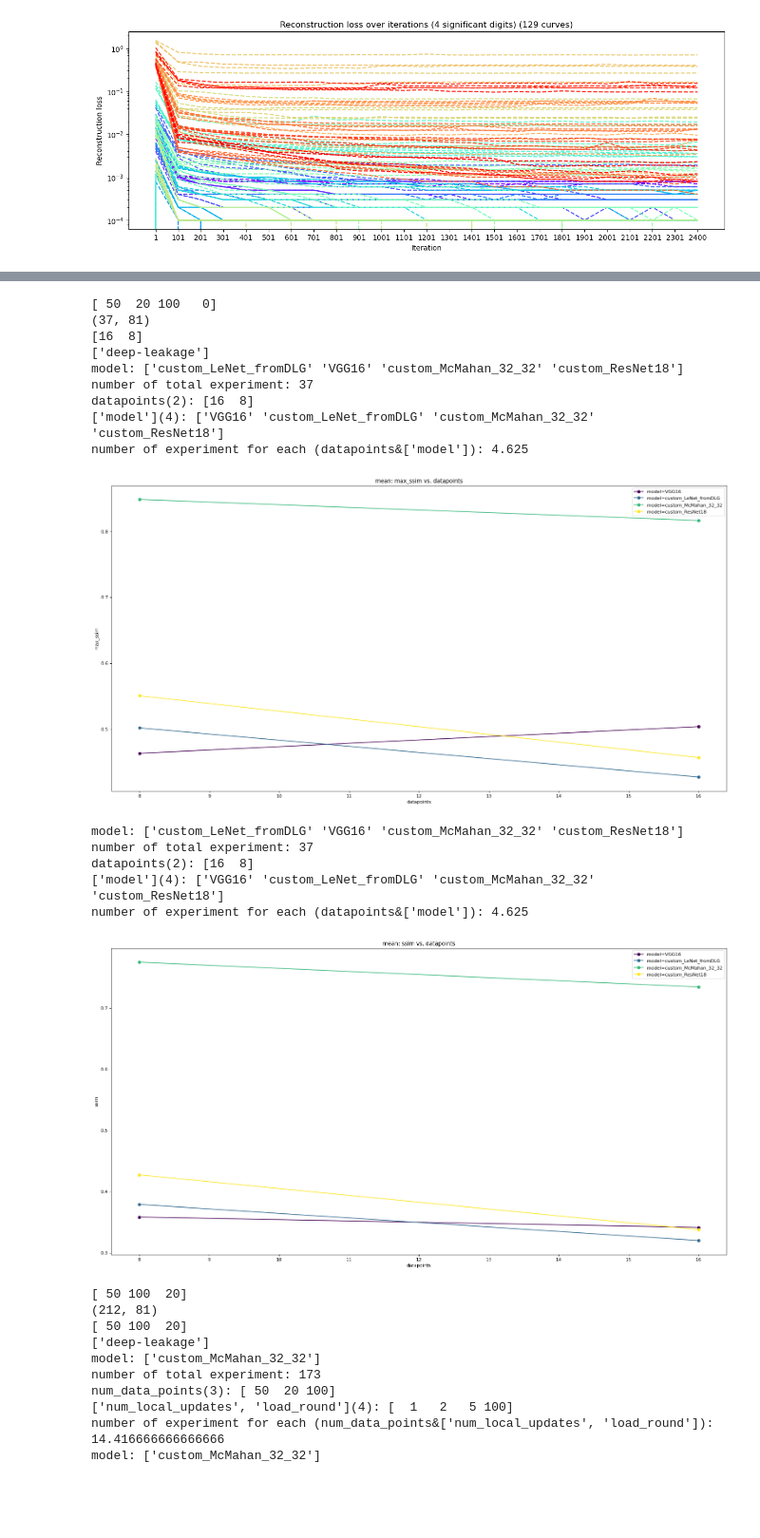
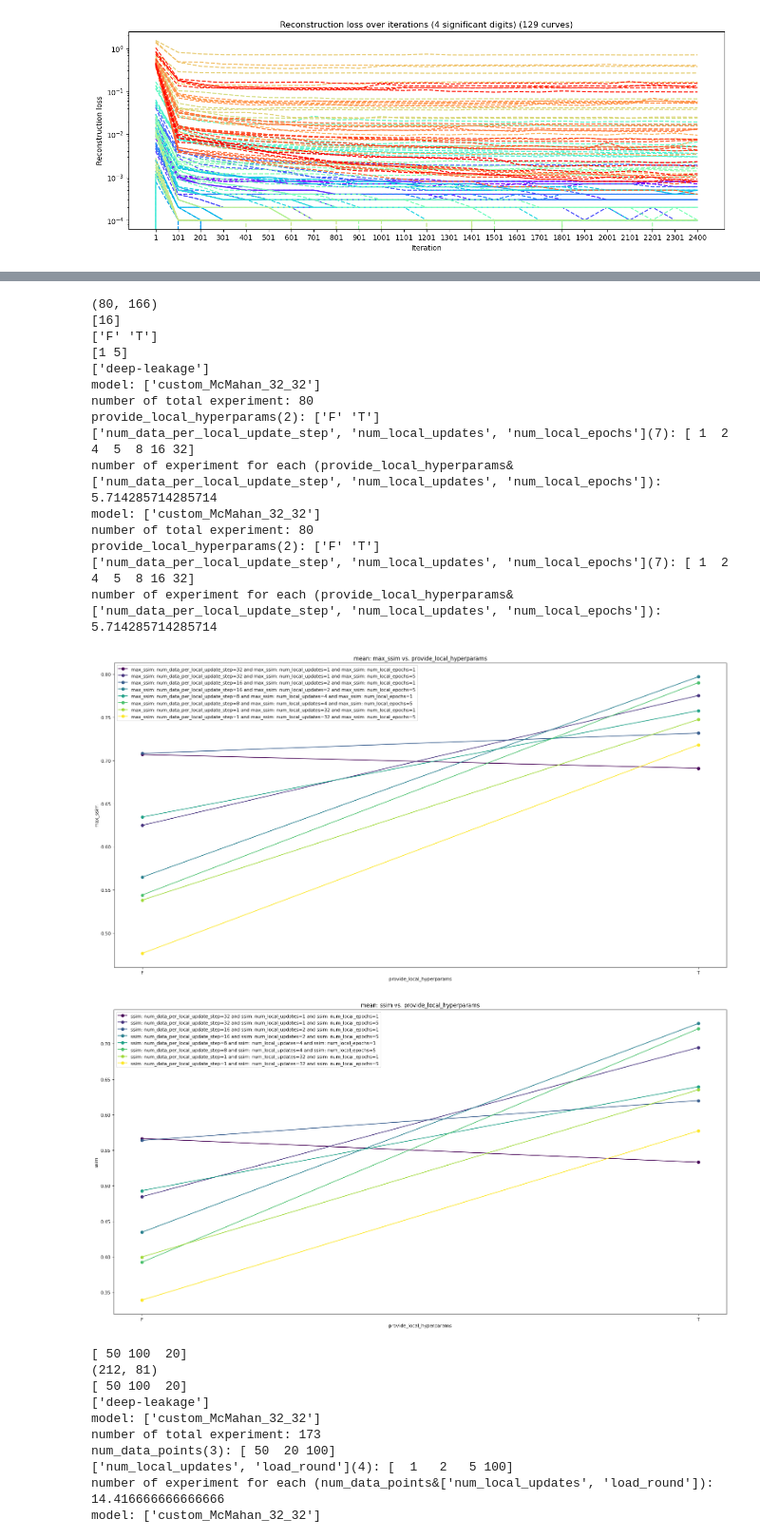
Before and after one commit to PierreJobic/breaching, a Jupyter notebook: analysis_FL.ipynb, the cells around one changed output, grey strips where cells are left out. Shown at 95% size. Drawn from its saved outputs; the diff is of its cells as text; code cells hidden in the pictures; blank space fills up the shorter version.

```diff
--- a/analysis_FL.ipynb
+++ b/analysis_FL.ipynb
@@ -16,11 +16,12 @@ import analysis
 
 # Définir le répertoire racine où vous souhaitez chercher des fichiers .csv
 root_directory = [
-    "/volatile/home/pj273170/Code/Breaching/breaching/outputs/no_mask/2023-06-14",
-    "/volatile/home/pj273170/Code/Breaching/breaching/outputs/no_mask/2023-06-15",
-    "/volatile/home/pj273170/Code/Breaching/breaching/outputs/no_mask/2023-06-20",
-    "/volatile/home/pj273170/Code/Breaching/breaching/outputs/no_mask/2023-06-21",
-    "/volatile/home/pj273170/Code/Breaching/breaching/outputs/no_mask/2023-06-22",
+    # "/volatile/home/pj273170/Code/Breaching/breaching/outputs/no_mask/2023-06-14",
+    # "/volatile/home/pj273170/Code/Breaching/breaching/outputs/no_mask/2023-06-15",
+    # "/volatile/home/pj273170/Code/Breaching/breaching/outputs/no_mask/2023-06-20",
+    # "/volatile/home/pj273170/Code/Breaching/breaching/outputs/no_mask/2023-06-21",
+    # "/volatile/home/pj273170/Code/Breaching/breaching/outputs/no_mask/2023-06-22",
+    "/volatile/home/pj273170/Code/Breaching/breaching/outputs/FedAVG/2024-01-03/16-05-51"
 ]
 # root_directory = os.getcwd() + "/outputs/no_mask/2023-06-14/14-56-43/5"
 # Créer une liste vide pour stocker tous les DataFrames des fichiers .csv trouvés
@@ -207,33 +222,43 @@ load_model_path: None
 # %%
-print(merged_df["num_data_points"].unique())
-filtered_df = merged_df[merged_df["file_path"].str.contains("2023-07-19")]
+filtered_df = copy.deepcopy(merged_df)
+# print(merged_df["num_data_points"].unique())
+# filtered_df = merged_df[merged_df["file_path"].str.contains("2023-07-19")]
+# num_data_points
+# num_data_per_local_update_step
+# num_local_updates
 print(filtered_df.shape)
 print(filtered_df["datapoints"].unique())
+filtered_df["provide_local_hyperparams"] = filtered_df["user"].str.extract(r"'provide_local_hyperparams': (.+?)")
+print(filtered_df["provide_local_hyperparams"].unique())
+filtered_df["num_local_epochs"] = filtered_df["file_path"].str.extract(r"paired_num_epochs=(\d+)")
+filtered_df["num_local_epochs"] = filtered_df["num_local_epochs"].astype(int)
+print(filtered_df["num_local_epochs"].unique())
 # filtered_df = filtered_df[filtered_df["datapoints"] == 4]
 # print(filtered_df.shape)
 # filtered_df["mask_type"] = filtered_df["ATK_objective"].str.extract(r": {'type': '(.+?)'")
 # print(filtered_df["mask_type"].unique())
 # filtered_df = filtered_df[filtered_df[] == "random"]
 # filtered_df = filtered_df[(filtered_df["num_local_updates"] == 1)]
 print(filtered_df["attack"].unique())
-analysis.plot_2d_df(filtered_df, x_axis="datapoints", y_axis=["model"], loss_list=["max_ssim", "ssim"], metric_list=["mean"])
+analysis.plot_2d_df(filtered_df, x_axis="provide_local_hyperparams", y_axis=["num_data_per_local_update_step", "num_local_updates", "num_local_epochs"], loss_list=["max_ssim", "ssim"], metric_list=["mean"])
 # %% [output]
-[ 50  20 100   0]
-(37, 81)
-[16  8]
+(80, 166)
+[16]
+['F' 'T']
+[1 5]
 ['deep-leakage']
-model: ['custom_LeNet_fromDLG' 'VGG16' 'custom_McMahan_32_32' 'custom_ResNet18']
-number of total experiment: 37
-datapoints(2): [16  8]
-['model'](4): ['VGG16' 'custom_LeNet_fromDLG' 'custom_McMahan_32_32' 'custom_ResNet18']
-number of experiment for each (datapoints&['model']): 4.625
+model: ['custom_McMahan_32_32']
+number of total experiment: 80
+provide_local_hyperparams(2): ['F' 'T']
+['num_data_per_local_update_step', 'num_local_updates', 'num_local_epochs'](7): [ 1  2  4  5  8 16 32]
+number of experiment for each (provide_local_hyperparams&['num_data_per_local_update_step', 'num_local_updates', 'num_local_epochs']): 5.714285714285714
+model: ['custom_McMahan_32_32']
+number of total experiment: 80
+provide_local_hyperparams(2): ['F' 'T']
+['num_data_per_local_update_step', 'num_local_updates', 'num_local_epochs'](7): [ 1  2  4  5  8 16 32]
+number of experiment for each (provide_local_hyperparams&['num_data_per_local_update_step', 'num_local_updates', 'num_local_epochs']): 5.714285714285714
-[figure, old version]
+[figure, new version]
-model: ['custom_LeNet_fromDLG' 'VGG16' 'custom_McMahan_32_32' 'custom_ResNet18']
-number of total experiment: 37
-datapoints(2): [16  8]
-['model'](4): ['VGG16' 'custom_LeNet_fromDLG' 'custom_McMahan_32_32' 'custom_ResNet18']
-number of experiment for each (datapoints&['model']): 4.625
-[figure, old version]
+[figure, new version]
 # %%
 print(merged_df["num_data_points"].unique())
 filtered_df = merged_df.loc[merged_df["model"] == "custom_McMahan_32_32"]
```
Also changed, not shown: parts of 3 cells of this notebook, 2 other files.
